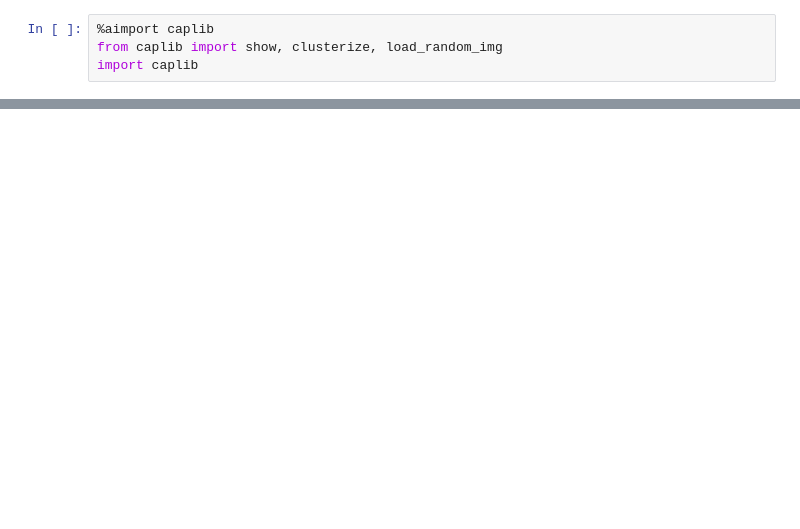
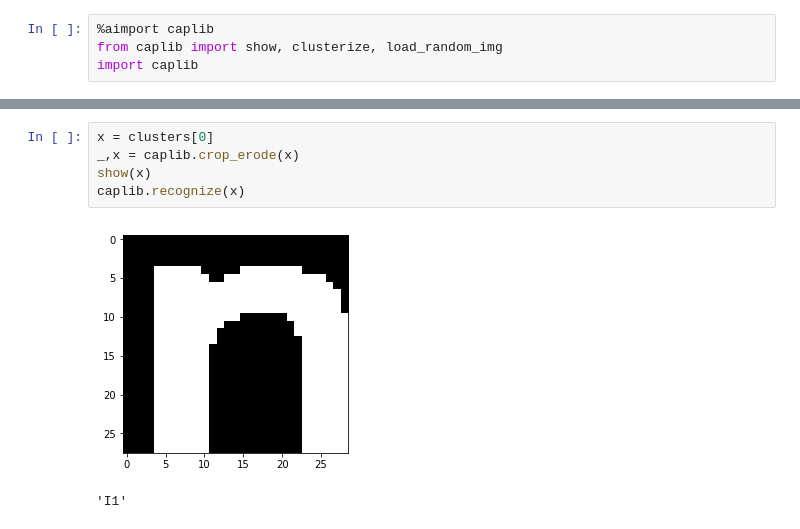
Before and after one commit to Vdimir/captcha-cv-lab, a Jupyter notebook: cap.ipynb, the cells around one changed output, grey strips where cells are left out. Cells and saved outputs as stored; diff of their text form; blank space fills up the shorter version.

```diff
--- a/cap.ipynb
+++ b/cap.ipynb
@@ -50,0 +78,8 @@ fname
+# %%
+x = clusters[0]
+_,x = caplib.crop_erode(x)
+show(x)
+caplib.recognize(x)
+# %% [output]
+[figure, added]
+'I1'
```
Also changed, not shown: parts of 7 cells of this notebook, 2 other files.
